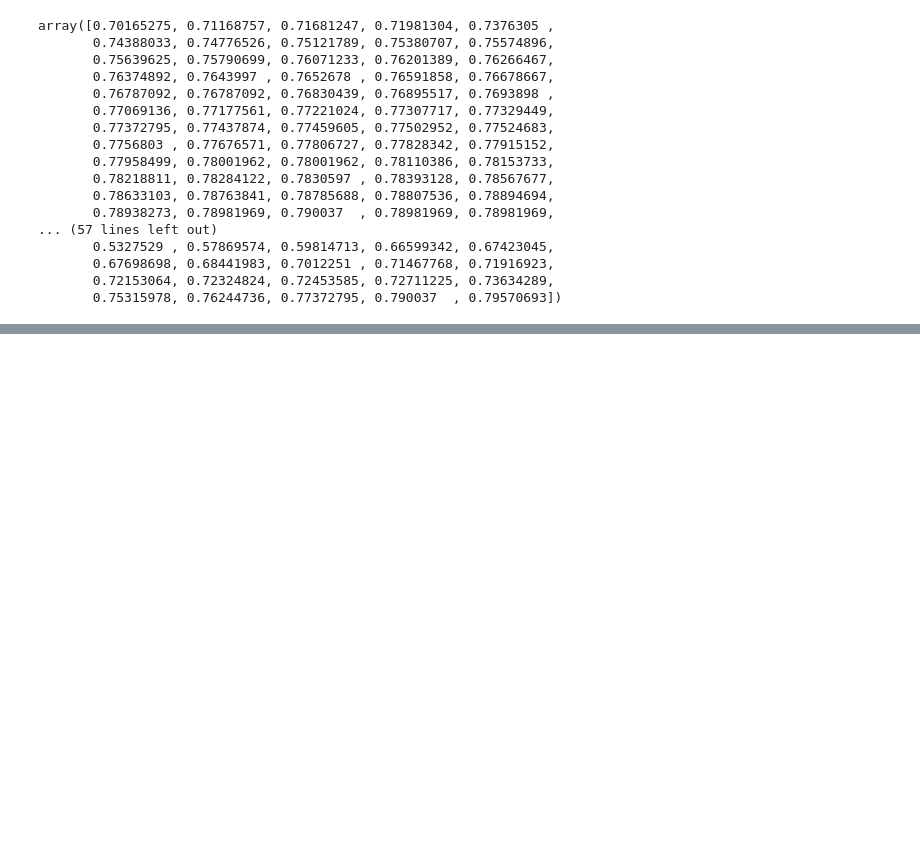
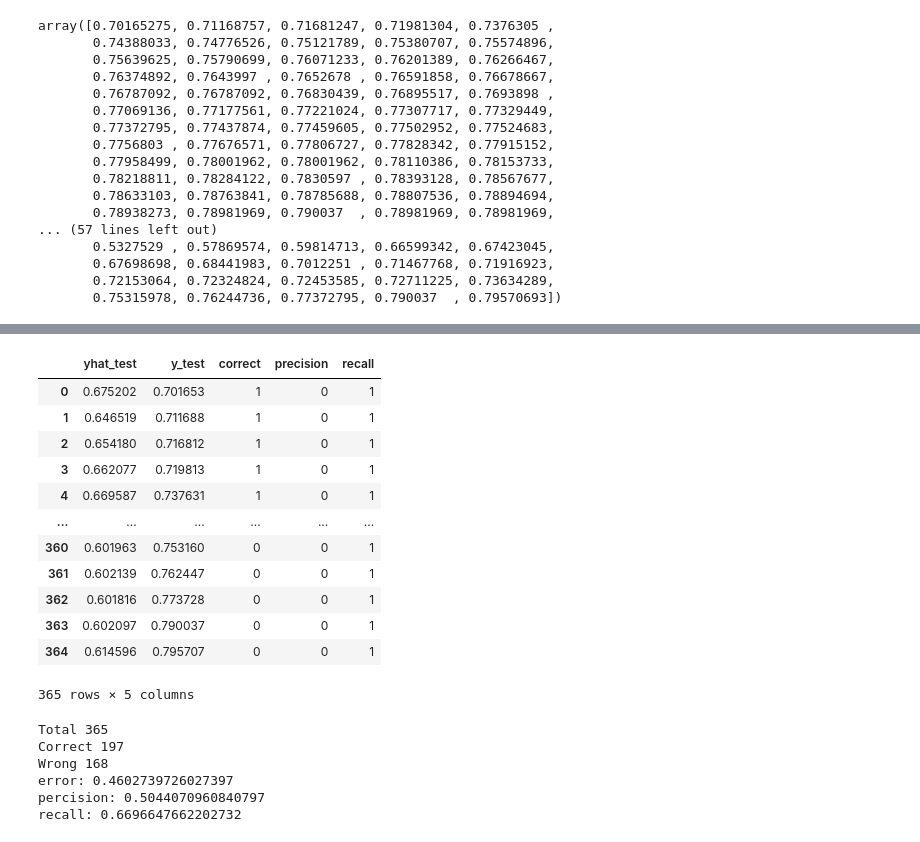
Before and after one commit to GuestAGuy/Water-Level, a Jupyter notebook: BerryessaWater/BerryessaWater.ipynb, the cells around one changed output, grey strips where cells are left out. Cells and saved outputs as stored; diff of their text form; code cells hidden in the pictures; blank space fills up the shorter version.

```diff
--- a/BerryessaWater/BerryessaWater.ipynb
+++ b/BerryessaWater/BerryessaWater.ipynb
@@ -658,0 +659,10 @@ recall: 0.7995614861058709
+# %%
+# model3
+model3 = Sequential()
+model3.add(Dense(units = 16, activation = 'tanh', input_dim = 5))
+model3.add(Dense(units = 8, activation = 'relu'))
+model3.add(Dense(units = 4, activation = 'tanh'))
+model3.add(Dense(units = 1, activation = 'sigmoid'))
+model3.compile(optimizer = 'rmsprop', loss = 'binary_crossentropy',metrics = ['mean_squared_error'])
+model3.fit(X_train, y_train, batch_size = 1, epochs = 5)
+model3.summary()
@@ -658,0 +687,10 @@ recall: 0.7995614861058709
+# %%
+yhat_test = model3.predict(X_test.astype(float))
+yhat_result = []
+
+for y in yhat_test:
+  yhat_result.append(y[0])
+yhat_test = yhat_result
+
+yy_test = y_test.astype(float)
+pd.Series(yhat_test)
@@ -658,0 +711,46 @@ recall: 0.7995614861058709
+# %%
+testdf = pd.DataFrame()
+testdf['yhat_test'] = yhat_test
+testdf['y_test'] = yy_test
+testdf['correct'] = testdf.apply(lambda x: xnor(x.yhat_test, x.y_test), axis=1)
+testdf['precision'] = testdf.apply(lambda x: xor(x.yhat_test, x.y_test), axis=1)
+testdf['recall'] = testdf.apply(lambda x: xor(x.y_test, x.yhat_test), axis=1)
+testdf
+# %% [output]
+|  | yhat_test | y_test | correct | precision | recall |
+| 0 | 0.675202 | 0.701653 | 1 | 0 | 1 |
+| 1 | 0.646519 | 0.711688 | 1 | 0 | 1 |
+| 2 | 0.654180 | 0.716812 | 1 | 0 | 1 |
+| 3 | 0.662077 | 0.719813 | 1 | 0 | 1 |
+| 4 | 0.669587 | 0.737631 | 1 | 0 | 1 |
+| ... | ... | ... | ... | ... | ... |
+| 360 | 0.601963 | 0.753160 | 0 | 0 | 1 |
+| 361 | 0.602139 | 0.762447 | 0 | 0 | 1 |
+| 362 | 0.601816 | 0.773728 | 0 | 0 | 1 |
+| 363 | 0.602097 | 0.790037 | 0 | 0 | 1 |
+| 364 | 0.614596 | 0.795707 | 0 | 0 | 1 |
+365 rows × 5 columns
+# %%
+print("Total " + str(testdf.shape[0]))
+print("Correct " + str(testdf.correct.sum()))
+print("Wrong " + str(testdf.shape[0] - testdf.correct.sum()))
+print("error:", 1-testdf.correct.sum()/testdf.shape[0])
+
+TP = testdf.y_test.sum()
+FP = testdf.precision.sum()
+FN = testdf.recall.sum()
+
+#precision = TP/TP+FP
+prec = TP/(TP+FN)
+print("percision:", prec)
+
+#recall = TP/TP+FN
+reca = TP/(TP+FP)
+print("recall:",reca)
+# %% [output]
+Total 365
+Correct 197
+Wrong 168
+error: 0.4602739726027397
+percision: 0.5044070960840797
+recall: 0.6696647662202732
```
Also changed, not shown: parts of 10 cells of this notebook.
